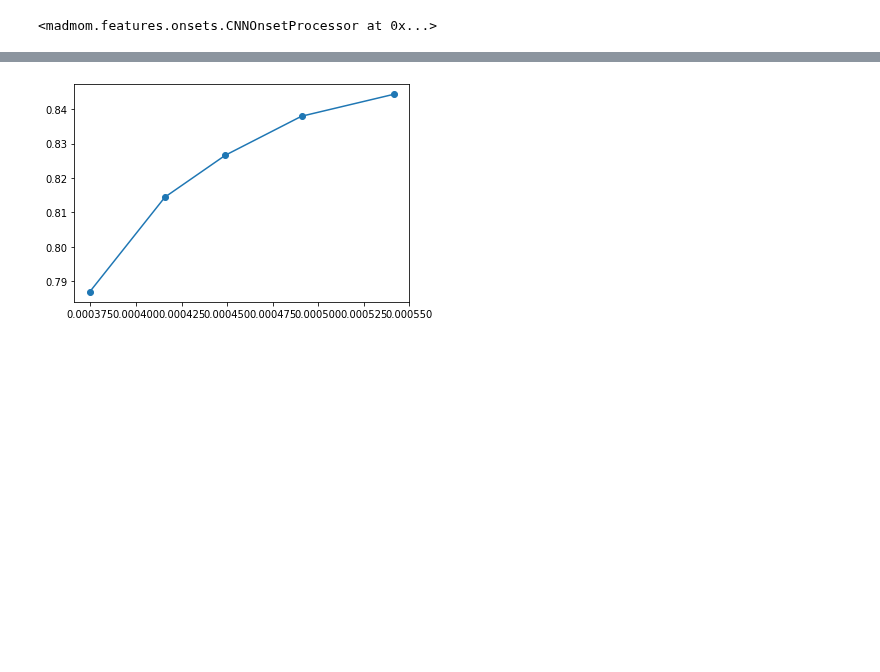
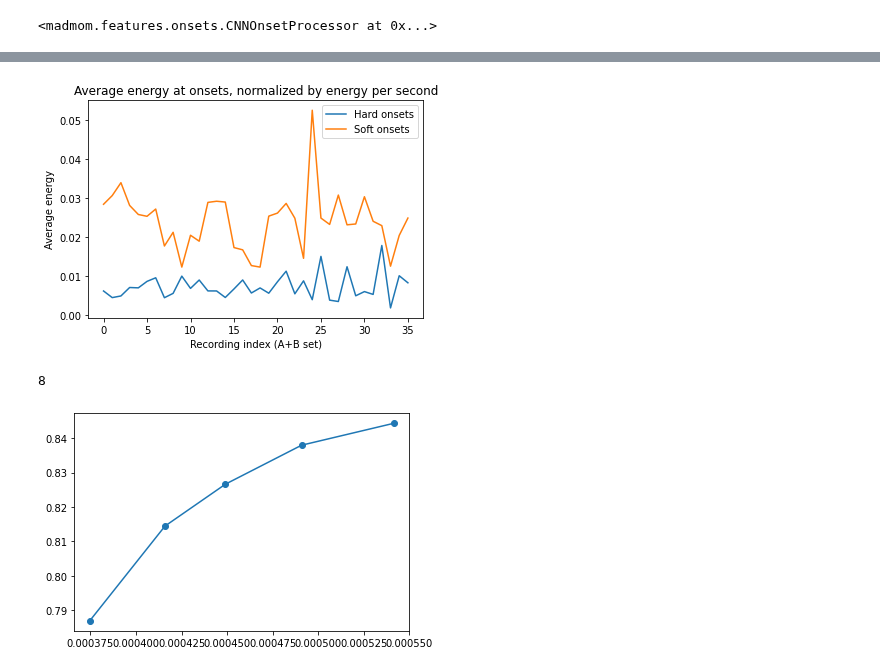
Before and after one commit to SimonFalk/beyondPianoRoll, a Jupyter notebook: bockraw-analysis.ipynb, the cells around one changed output, grey strips where cells are left out. Saved outputs shown, nothing was run; the diff lists cells and outputs as text; code cells hidden in the pictures; blank space fills up the shorter version.

```diff
--- a/bockraw-analysis.ipynb
+++ b/bockraw-analysis.ipynb
@@ -69 +92,15 @@ np.save(file="results/madmomCNNOnsetProcessor/bock_raw_AB_tuning_cds.npy", arr=c
+# %%
+plt.plot(onset_energies["hard"])
+plt.plot(onset_energies["soft"])
+plt.title("Average energy at onsets, normalized by energy per second")
+plt.legend(["Hard onsets", "Soft onsets"])
+plt.ylabel("Average energy")
+plt.xlabel("Recording index (A+B set)")
+#plt.savefig("graphs/onset_energy_norm_graph.png")
+# %% [output]
+[figure, added]
+# %%
+np.random.randint(0,9)
+# %% [output]
+8
 # %%
```
Also changed, not shown: parts of 16 cells of this notebook.
